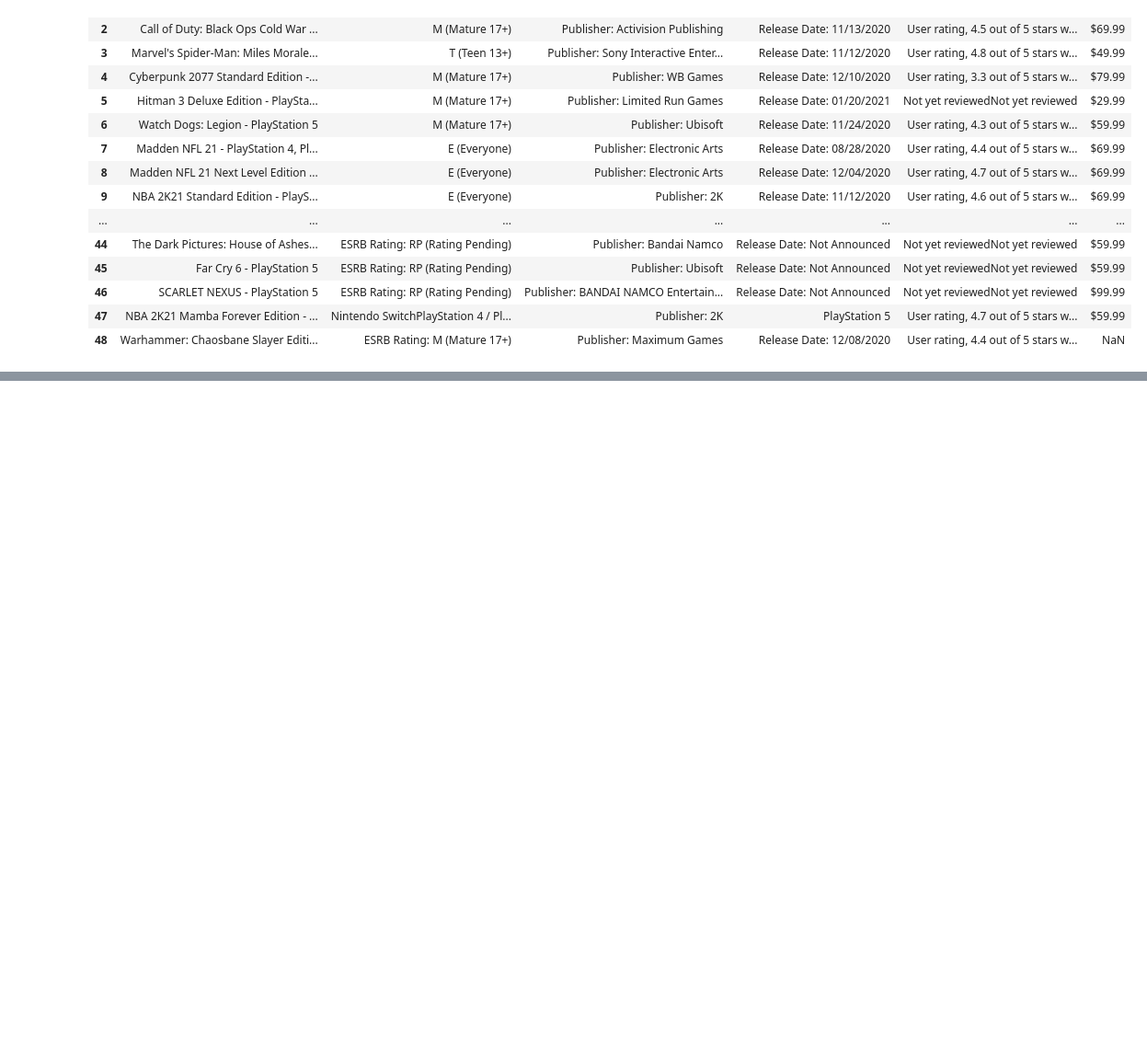
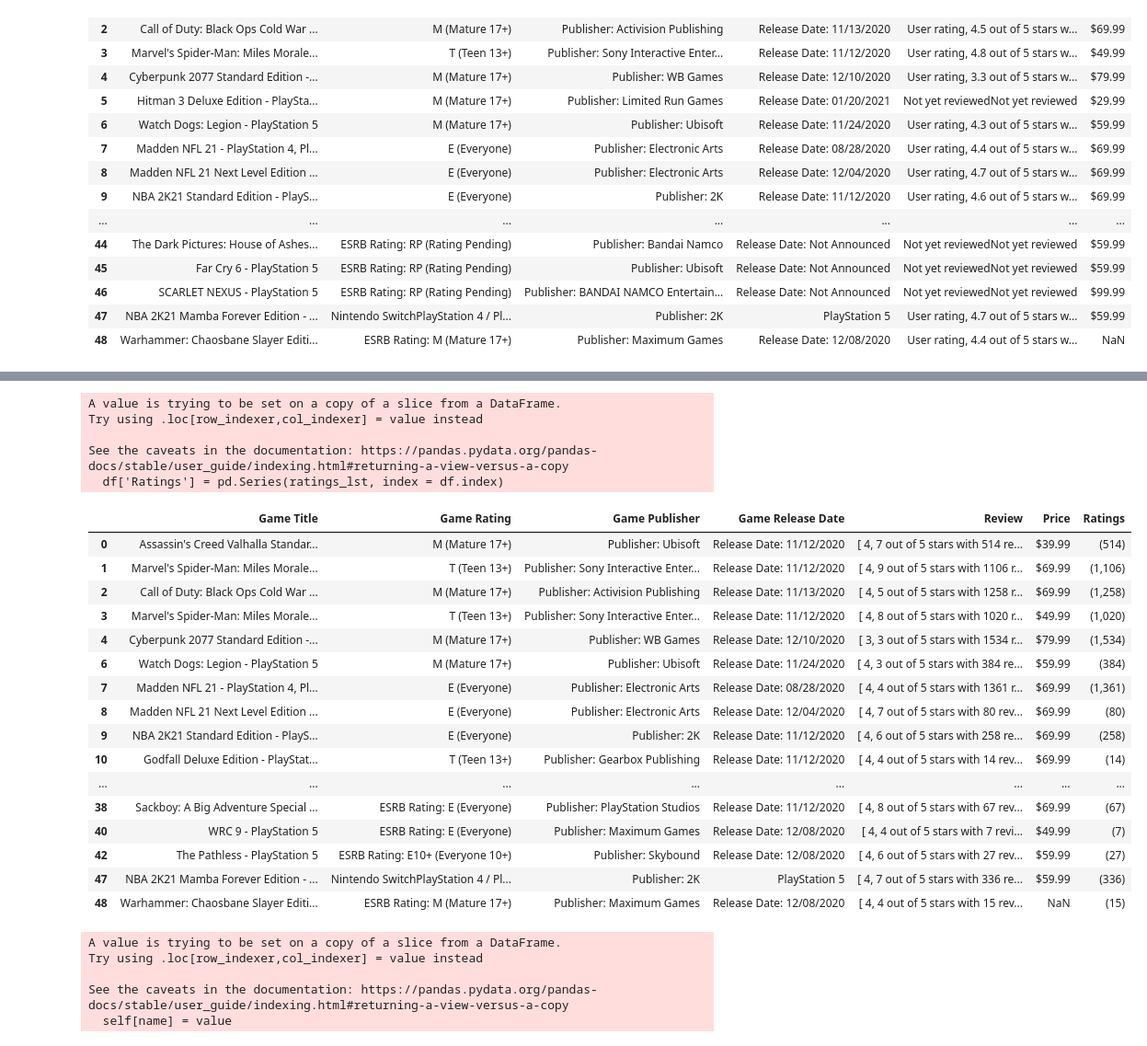
Before and after one commit to ajaythecoder21/Laptop_Price_Prediction, a Jupyter notebook: ANN_Model.ipynb, the cells around one changed output, grey strips where cells are left out. Shown: that part at 92% size. Cells and saved outputs as stored; diff of their text form; code cells hidden in the pictures; blank space fills up the shorter version.

Commit message:
Fixed some Data Cleaning

```diff
--- a/ANN_Model.ipynb
+++ b/ANN_Model.ipynb
@@ -60,0 +93,4 @@ df
+# %%
+df = df[df['Review'] != 'Not yet reviewedNot yet reviewed']
+# %%
+df.Review = df.Review.apply(lambda x: x.split('.'))
@@ -60,0 +103,8 @@ df
+# %%
+ratings_lst = []
+for i in df.Review:
+    if len(i) == 2:
+        ratings_lst.append(i[1])
+    else:
+        ratings_lst.append(i[2])
+ratings_lst
@@ -60,0 +129,36 @@ df
+# %%
+df['Ratings'] = pd.Series(ratings_lst, index = df.index)
+# %% [output]
+A value is trying to be set on a copy of a slice from a DataFrame.
+Try using .loc[row_indexer,col_indexer] = value instead
+
+See the caveats in the documentation: https://pandas.pydata.org/pandas-docs/stable/user_guide/indexing.html#returning-a-view-versus-a-copy
+  df['Ratings'] = pd.Series(ratings_lst, index = df.index)
+# %%
+df
+# %% [output]
+|  | Game Title | Game Rating | Game Publisher | Game Release Date | Review | Price | Ratings |
+| 0 | Assassin's Creed Valhalla Standar... | M (Mature 17+) | Publisher: Ubisoft | Release Date: 11/12/2020 | [ 4, 7 out of 5 stars with 514 re... | $39.99 | (514) |
+| 1 | Marvel's Spider-Man: Miles Morale... | T (Teen 13+) | Publisher: Sony Interactive Enter... | Release Date: 11/12/2020 | [ 4, 9 out of 5 stars with 1106 r... | $69.99 | (1,106) |
+| 2 | Call of Duty: Black Ops Cold War ... | M (Mature 17+) | Publisher: Activision Publishing | Release Date: 11/13/2020 | [ 4, 5 out of 5 stars with 1258 r... | $69.99 | (1,258) |
+| 3 | Marvel's Spider-Man: Miles Morale... | T (Teen 13+) | Publisher: Sony Interactive Enter... | Release Date: 11/12/2020 | [ 4, 8 out of 5 stars with 1020 r... | $49.99 | (1,020) |
+| 4 | Cyberpunk 2077 Standard Edition -... | M (Mature 17+) | Publisher: WB Games | Release Date: 12/10/2020 | [ 3, 3 out of 5 stars with 1534 r... | $79.99 | (1,534) |
+| 6 | Watch Dogs: Legion - PlayStation 5 | M (Mature 17+) | Publisher: Ubisoft | Release Date: 11/24/2020 | [ 4, 3 out of 5 stars with 384 re... | $59.99 | (384) |
+| 7 | Madden NFL 21 - PlayStation 4, Pl... | E (Everyone) | Publisher: Electronic Arts | Release Date: 08/28/2020 | [ 4, 4 out of 5 stars with 1361 r... | $69.99 | (1,361) |
+| 8 | Madden NFL 21 Next Level Edition ... | E (Everyone) | Publisher: Electronic Arts | Release Date: 12/04/2020 | [ 4, 7 out of 5 stars with 80 rev... | $69.99 | (80) |
+| 9 | NBA 2K21 Standard Edition - PlayS... | E (Everyone) | Publisher: 2K | Release Date: 11/12/2020 | [ 4, 6 out of 5 stars with 258 re... | $69.99 | (258) |
+| 10 | Godfall Deluxe Edition - PlayStat... | T (Teen 13+) | Publisher: Gearbox Publishing | Release Date: 11/12/2020 | [ 4, 4 out of 5 stars with 14 rev... | $69.99 | (14) |
+| ... | ... | ... | ... | ... | ... | ... | ... |
+| 38 | Sackboy: A Big Adventure Special ... | ESRB Rating: E (Everyone) | Publisher: PlayStation Studios | Release Date: 11/12/2020 | [ 4, 8 out of 5 stars with 67 rev... | $69.99 | (67) |
+| 40 | WRC 9 - PlayStation 5 | ESRB Rating: E (Everyone) | Publisher: Maximum Games | Release Date: 12/08/2020 | [ 4, 4 out of 5 stars with 7 revi... | $49.99 | (7) |
+| 42 | The Pathless - PlayStation 5 | ESRB Rating: E10+ (Everyone 10+) | Publisher: Skybound | Release Date: 12/08/2020 | [ 4, 6 out of 5 stars with 27 rev... | $59.99 | (27) |
+| 47 | NBA 2K21 Mamba Forever Edition - ... | Nintendo SwitchPlayStation 4 / Pl... | Publisher: 2K | PlayStation 5 | [ 4, 7 out of 5 stars with 336 re... | $59.99 | (336) |
+| 48 | Warhammer: Chaosbane Slayer Editi... | ESRB Rating: M (Mature 17+) | Publisher: Maximum Games | Release Date: 12/08/2020 | [ 4, 4 out of 5 stars with 15 rev... | NaN | (15) |
+# %%
+df.Review = df.Review.apply(lambda x: x[0:2])
+# %% [output]
+A value is trying to be set on a copy of a slice from a DataFrame.
+Try using .loc[row_indexer,col_indexer] = value instead
+
+See the caveats in the documentation: https://pandas.pydata.org/pandas-docs/stable/user_guide/indexing.html#returning-a-view-versus-a-copy
+  self[name] = value
```
Also changed, not shown: parts of 21 cells of this notebook.
